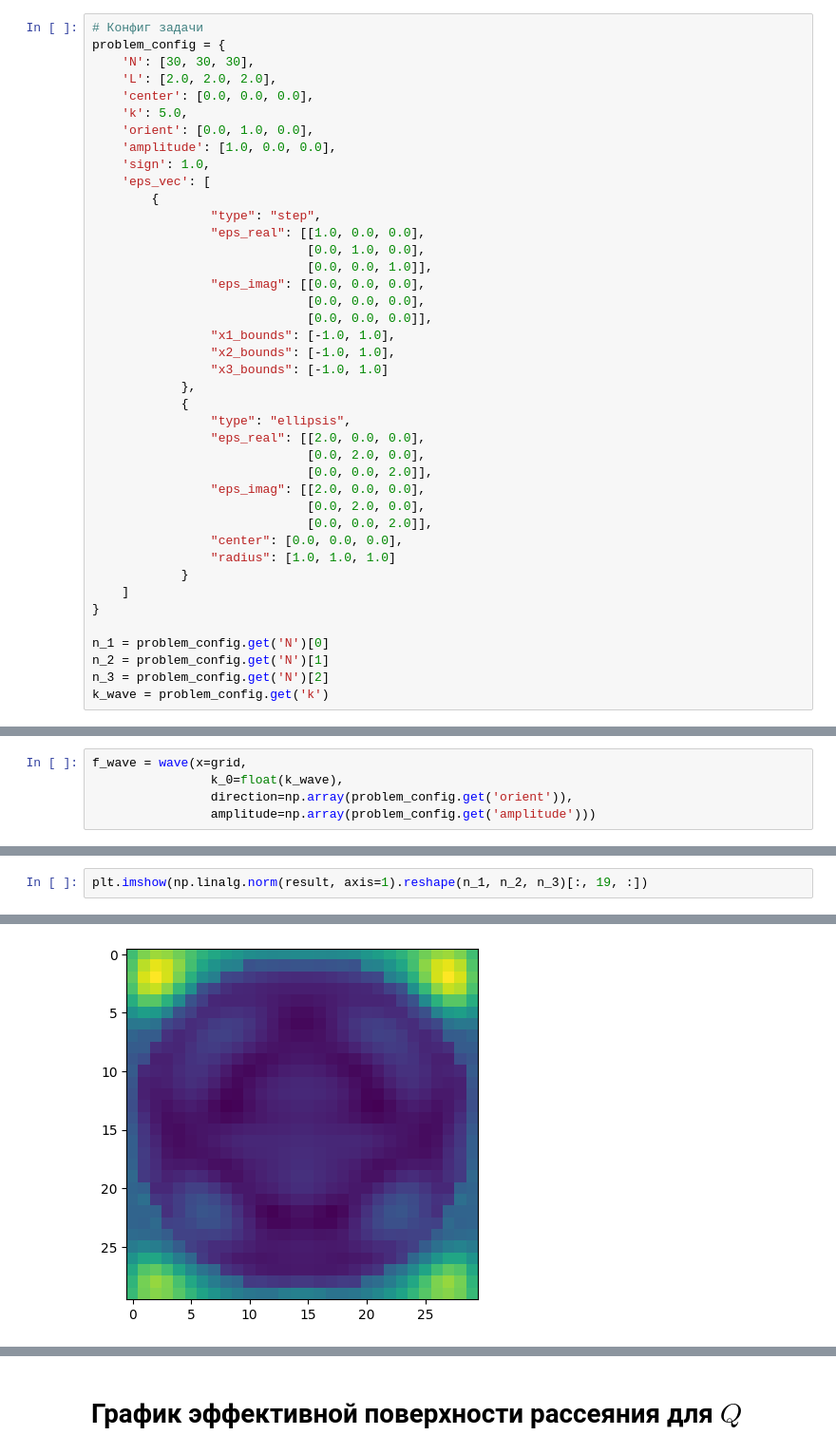
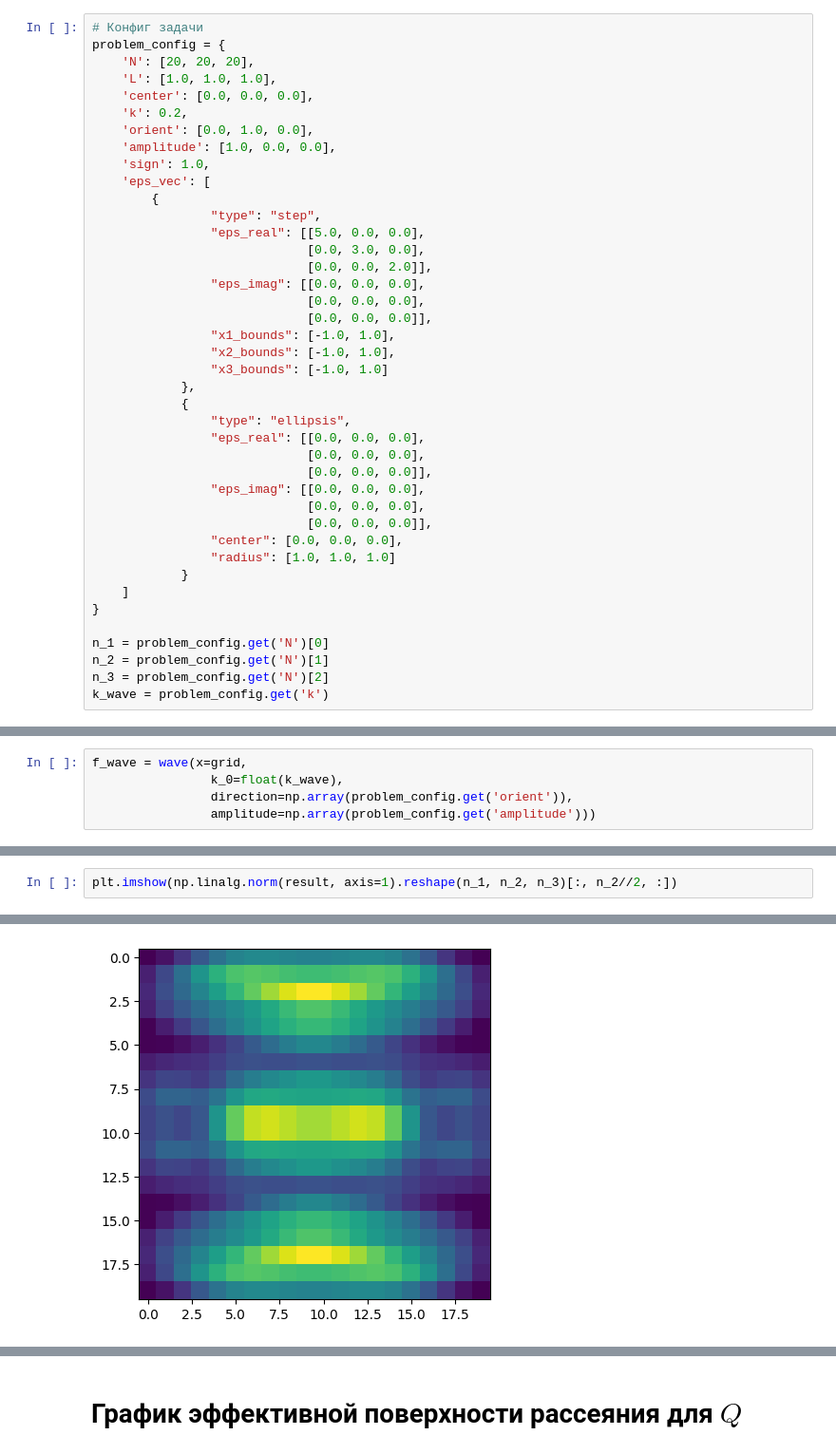
Before and after one commit to qwerty29544/electrodynamics, a Jupyter notebook: src/Volume_stat_EM.ipynb, the cells around one changed output, grey strips where cells are left out. Shown at 95% size. Cells and saved outputs as stored; diff of their text form.

```diff
--- a/src/Volume_stat_EM.ipynb
+++ b/src/Volume_stat_EM.ipynb
@@ -417,19 +448,19 @@ def plot_cube_scatter(grid, points, save_to=None, show=True):
 # %%
 # Конфиг задачи
 problem_config = {
-    'N': [30, 30, 30],
-    'L': [2.0, 2.0, 2.0],
+    'N': [20, 20, 20],
+    'L': [1.0, 1.0, 1.0],
     'center': [0.0, 0.0, 0.0],
-    'k': 5.0,
+    'k': 0.2,
     'orient': [0.0, 1.0, 0.0],
     'amplitude': [1.0, 0.0, 0.0],
     'sign': 1.0,
     'eps_vec': [
         {
                 "type": "step",
-                "eps_real": [[1.0, 0.0, 0.0],
-                             [0.0, 1.0, 0.0],
-                             [0.0, 0.0, 1.0]],
+                "eps_real": [[5.0, 0.0, 0.0],
+                             [0.0, 3.0, 0.0],
+                             [0.0, 0.0, 2.0]],
                 "eps_imag": [[0.0, 0.0, 0.0],
                              [0.0, 0.0, 0.0],
                              [0.0, 0.0, 0.0]],
@@ -439,12 +470,12 @@ problem_config = {
             },
             {
                 "type": "ellipsis",
-                "eps_real": [[2.0, 0.0, 0.0],
-                             [0.0, 2.0, 0.0],
-                             [0.0, 0.0, 2.0]],
-                "eps_imag": [[2.0, 0.0, 0.0],
-                             [0.0, 2.0, 0.0],
-                             [0.0, 0.0, 2.0]],
+                "eps_real": [[0.0, 0.0, 0.0],
+                             [0.0, 0.0, 0.0],
+                             [0.0, 0.0, 0.0]],
+                "eps_imag": [[0.0, 0.0, 0.0],
+                             [0.0, 0.0, 0.0],
+                             [0.0, 0.0, 0.0]],
                 "center": [0.0, 0.0, 0.0],
                 "radius": [1.0, 1.0, 1.0]
             }
@@ -514,6 +568,6 @@ plot_cube_scatter(grid=grid,
 # %%
-plt.imshow(np.linalg.norm(result, axis=1).reshape(n_1, n_2, n_3)[:, 19, :])
+plt.imshow(np.linalg.norm(result, axis=1).reshape(n_1, n_2, n_3)[:, n_2//2, :])
 # %% [output]
 <matplotlib.image.AxesImage at 0x...>
-[figure, old version]
+[figure, new version]
 # %%
```
Also changed, not shown: parts of 8 cells of this notebook, 1 other file.
